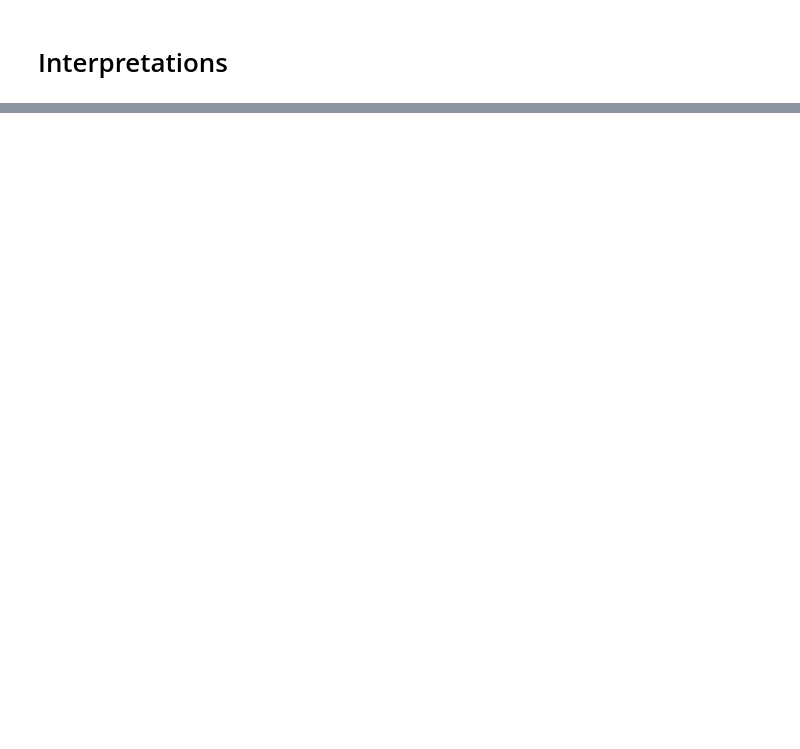
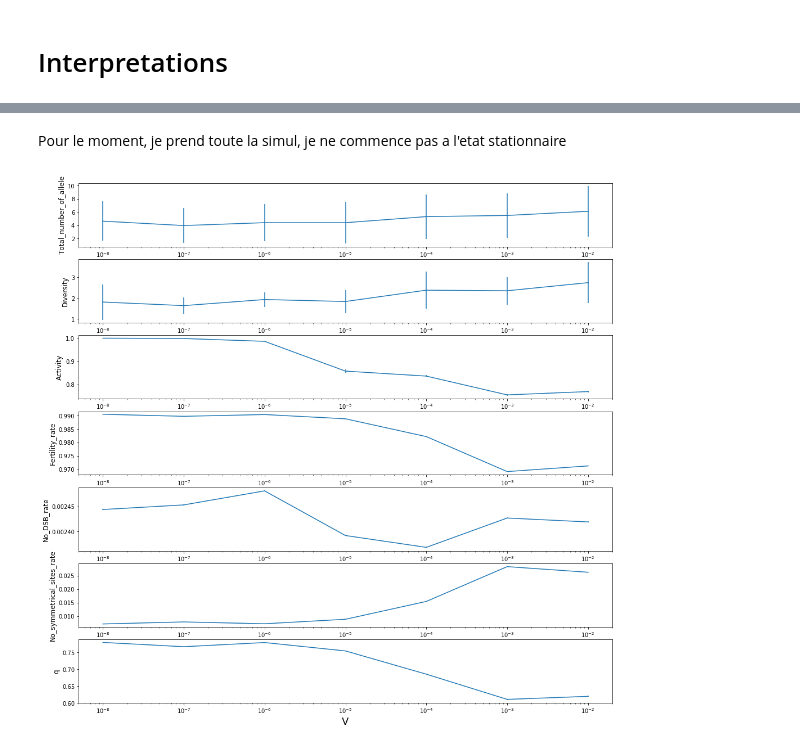
Before and after one commit to alicegenestier/Red_Queen_PRDM9, a Jupyter notebook: cluster/meiosis/meiosis_notebook.ipynb, the cells around one changed output, grey strips where cells are left out. Cells and saved outputs as stored; diff of their text form; code cells hidden in the pictures; blank space fills up the shorter version.

```diff
--- a/cluster/meiosis/meiosis_notebook.ipynb
+++ b/cluster/meiosis/meiosis_notebook.ipynb
@@ -85,4 +91,2 @@ analyses/scaling_N_2/
 # %% [markdown]
 # Interpretations
-# %%
-def readscalingexperiment(target_folder_path , param_names , stat_names ):
@@ -125,0 +122,27 @@ NameError: name 'param_names' is not defined
+# %%
+def readscalingexperiment(target_folder_path , scaling_param_name, param_names_allele, param_names_trace):
+    list_files = sorted(os.listdir(target_folder_path))
+    stat_dict_allele = dict()
+    for param in param_names_allele:
+        stat_dict_allele[scaling_param_name]=[]
+        stat_dict_allele[param+"_mean"]=[]
+        stat_dict_allele[param+"_variance"]=[]
+    stat_dict_trace = dict()
+    for param in param_names_trace:
+        stat_dict_trace[scaling_param_name]=[]
+        stat_dict_trace[param+"_mean"]=[]
+        stat_dict_trace[param+"_variance"]=[]
+    for file_name in list_files :
+        if file_name.split(".")[1]=="allele" :
+            stat_dict_allele[scaling_param_name].append(float((file_name.split(".")[0]).split("_")[2]))
+            data_file = readfiles(target_folder_path, file_name.split(".")[0], file_name.split(".")[1])
+            for key in data_file.keys():
+                (stat_dict_allele[key+"_mean"]).append(np.mean(data_file[key]))
+                (stat_dict_allele[key+"_variance"]).append(np.var(data_file[key]))
+        elif file_name.split(".")[1]=="trace" :
+            stat_dict_trace[scaling_param_name].append(float((file_name.split(".")[0]).split("_")[2]))
+            data_file = readfiles(target_folder_path, file_name.split(".")[0], file_name.split(".")[1])
+            for key in data_file.keys():
+                (stat_dict_trace[key+"_mean"]).append(np.mean(data_file[key]))
+                (stat_dict_trace[key+"_variance"]).append(np.var(data_file[key]))
+    return (stat_dict_allele,stat_dict_trace)
@@ -125,0 +198,17 @@ NameError: name 'param_names' is not defined
+# %% [markdown]
+Pour le moment, je prend toute la simul, je ne commence pas a l'etat stationnaire
+# %%
+(allele,trace)=readscalingexperiment(target_folder_path="analyses/scaling_V_2/" , scaling_param_name="V", param_names_allele=["Generation_number","Allele_number","Frequency","Activity","Age","q_allele"], param_names_trace=["Generation_number","Total_number_of_allele","Diversity","Activity","Time","Fertility_rate","2_DSB_on_one_site_rate","No_DSB_rate","No_symmetrical_sites_rate","q"])
+scaling_param_name="V"
+param_to_plot=["Total_number_of_allele","Diversity","Activity","Fertility_rate","No_DSB_rate","No_symmetrical_sites_rate","q"]
+n=len(param_to_plot)
+
+plt.figure(1, figsize=(17,17))
+for index_parameter in range(n):
+    plt.subplot(n,1,index_parameter+1)
+    plt.errorbar(trace[scaling_param_name], trace[param_to_plot[index_parameter]+'_mean'], trace[param_to_plot[index_parameter]+'_variance'])
+    plt.xscale('log')
+    plt.ylabel(param_to_plot[index_parameter], fontsize = 12)
+    plt.xlabel(scaling_param_name, fontsize = 18)
+# %% [output]
+[figure, added]
```
Also changed, not shown: parts of 29 cells of this notebook, 3 other files.
